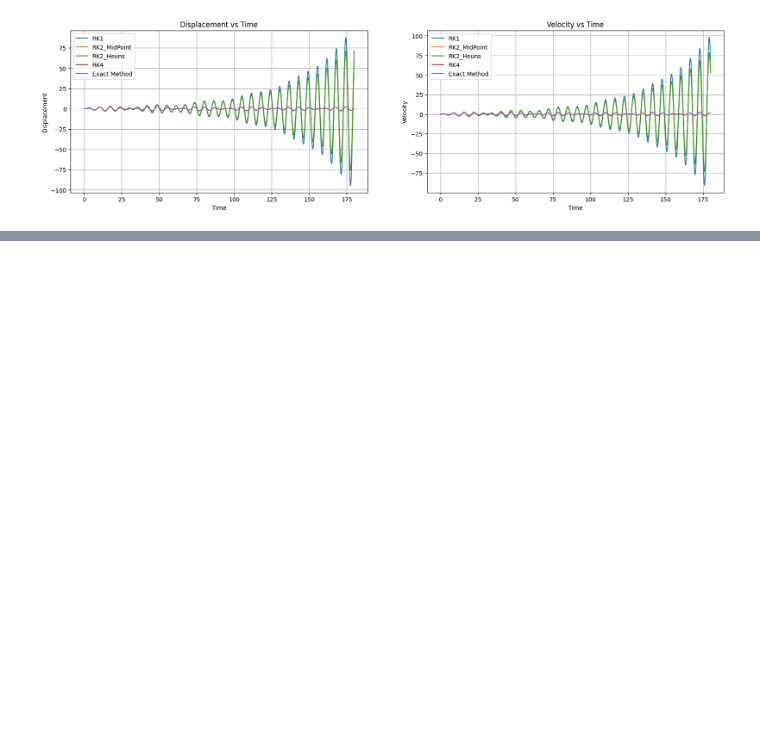
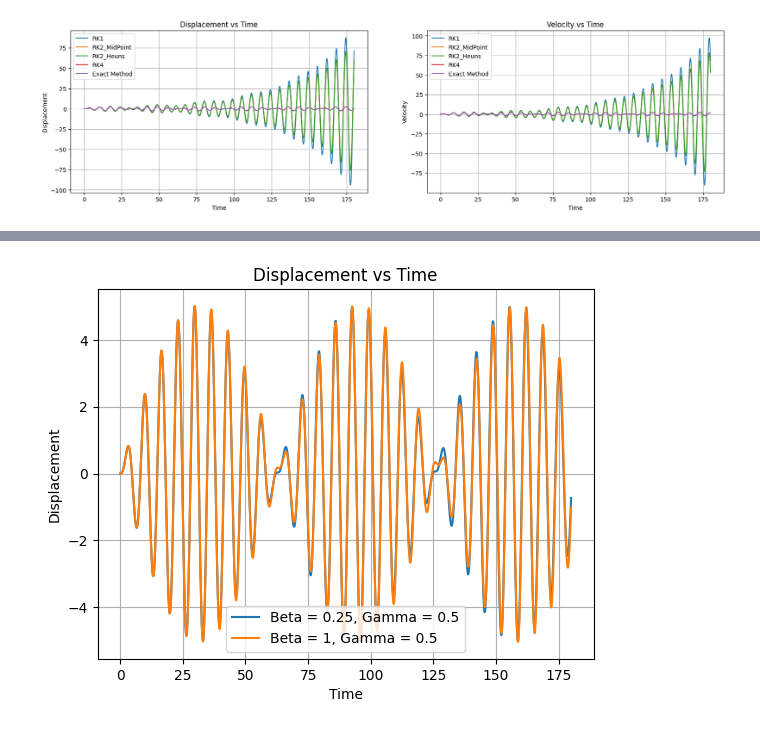
Before and after one commit to ravi-0309/Dynamic-Response, a Jupyter notebook: Numerical_Methods_to_Solve_Dynamic_Response.ipynb, the cells around one changed output, grey strips where cells are left out. Saved outputs shown, nothing was run; the diff lists cells and outputs as text; code cells hidden in the pictures; blank space fills up the shorter version.

```diff
--- a/Numerical_Methods_to_Solve_Dynamic_Response.ipynb
+++ b/Numerical_Methods_to_Solve_Dynamic_Response.ipynb
@@ -330,0 +442,71 @@ plt.show()
+# %%
+#   NEWMARK-BETA METHOD
+
+import numpy as np
+import matplotlib.pyplot as plt
+
+def newmark_beta(beta, gamma):
+  # Input Parameters
+  m = 1.0
+  c = 0.0
+  k = 1.0
+
+  # Time Values
+  dt = 0.05
+  time = np.arange(0, 180, dt)
+
+  # Forcing Function
+  F_0 = 0.5
+  ω = 0.9
+  def F(t):
+      return F_0 * np.sin(ω * t)
+
+  # Initial Conditions
+  x_i = 0.0
+  x_i_d = 0.0
+  x_i_dd = (F(0) - c*x_i_d - k*x_i) / m
+
+  # Functions for Newmark-Beta Method
+  def compute_x_dd_next(t, x_i, x_i_d, x_i_dd):
+      f_next = F(t + dt)
+      f_eff = f_next - c*x_i_d - k*x_i - k*x_i_d*dt - c*dt*(1-gamma)*x_i_dd - k*(0.5-beta)*dt*dt*x_i_dd
+      k_eff = m + c*dt*gamma + k*dt*dt*beta
+      return f_eff / k_eff
+
+  def compute_x_d_next(x_i_d, x_i_dd, x_dd_new):
+      return x_i_d + ((1 - gamma) * x_i_dd + gamma * x_dd_new) * dt
+
+  def compute_x_next(x_i, x_i_d, x_i_dd, x_dd_new):
+      return x_i + x_i_d * dt + (0.5 - beta) * dt * dt * x_i_dd + beta * dt * dt * x_dd_new
+
+  # Arrays for displacement and velocity
+  x = []
+  x_dot = []
+
+  # Time-stepping loop
+  for t in time:
+      x_dd_new = compute_x_dd_next(t, x_i, x_i_d, x_i_dd)
+      x_d_new = compute_x_d_next(x_i_d, x_i_dd, x_dd_new)
+      x_new = compute_x_next(x_i, x_i_d, x_i_dd, x_dd_new)
+
+      x.append(x_new)
+      x_dot.append(x_d_new)
+
+      # Update values for next iteration
+      x_i_dd = x_dd_new
+      x_i_d = x_d_new
+      x_i = x_new
+
+  # Plotting
+  plt.plot(time, x, label=f'Beta = {beta}, Gamma = {gamma}')
+
+newmark_beta(0.25, 0.5)
+newmark_beta(1, 0.5)
+plt.title('Displacement vs Time')
+plt.grid()
+plt.xlabel('Time')
+plt.ylabel('Displacement')
+plt.legend()
+plt.show()
+# %% [output]
+[figure, added]
```
Also changed, not shown: parts of 3 cells of this notebook.
